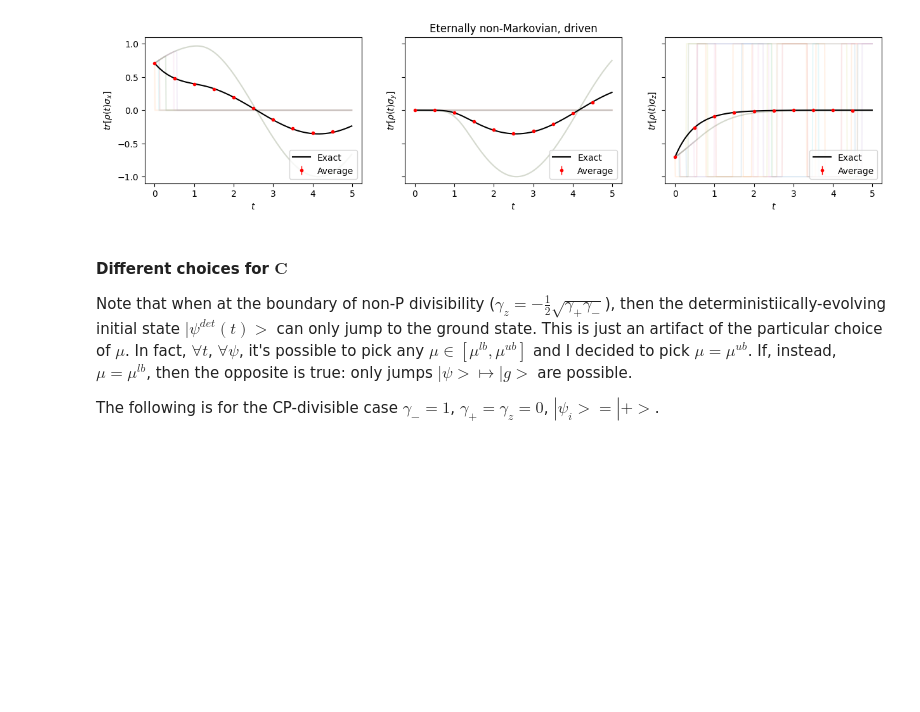
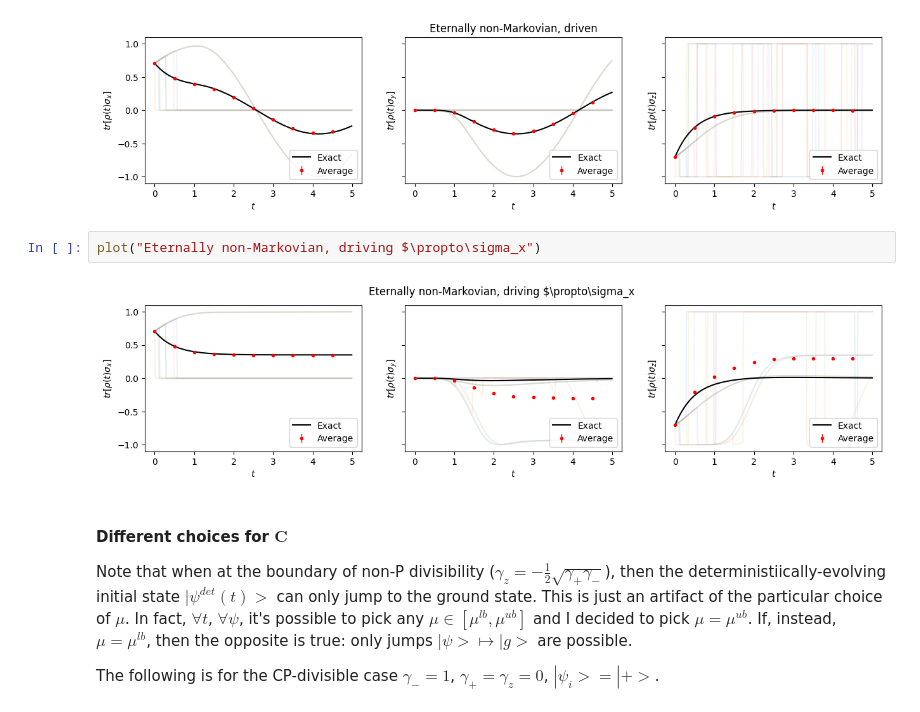
Before and after one commit to federicoSettimo/ROQJ, a Jupyter notebook: Examples/Phase covariant.ipynb, the cells around one changed output. Drawn from its saved outputs; the diff is of its cells as text; blank space fills up the shorter version.

Commit message:
Added enm driving sigma_x (not working)

```diff
--- a/Examples/Phase covariant.ipynb
+++ b/Examples/Phase covariant.ipynb
@@ -102,6 +102,10 @@ Also works fine if we add a driving $H(t) = b(t)\sigma_z$
 plot("Eternally non-Markovian, driven")
 # %% [output]
 [figure]
+# %%
+plot("Eternally non-Markovian, driving $\propto\sigma_x")
+# %% [output]
+[figure, added]
 # %% [markdown]
 #### Different choices for $\mathbf C$
 Note that when at the boundary of non-P divisibility ($\gamma_z=-\frac12\sqrt{\gamma_+\gamma_-}$), then the deterministiically-evolving initial state $|\psi^{det}(t)>$ can only jump to the ground state.
```
